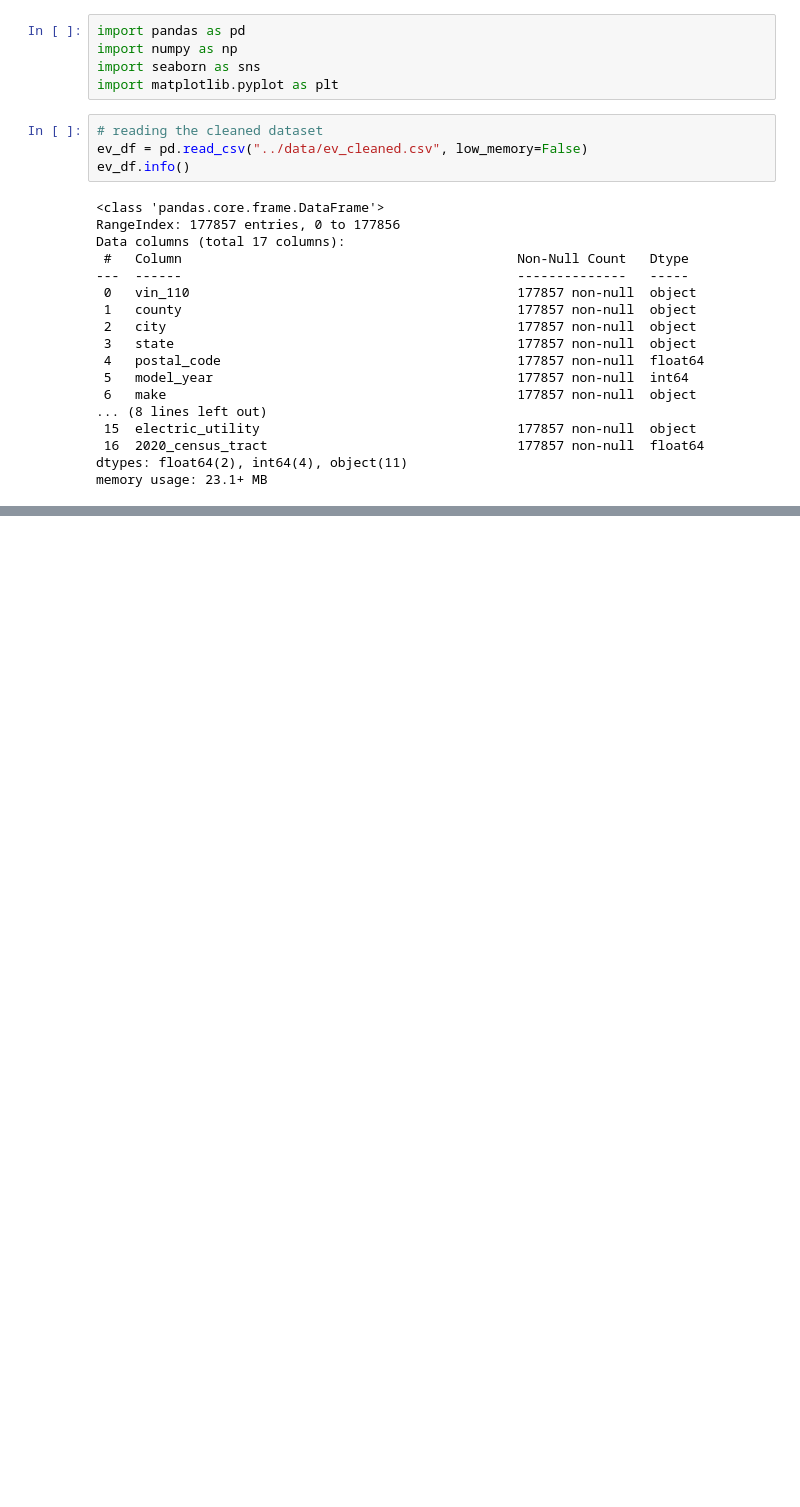
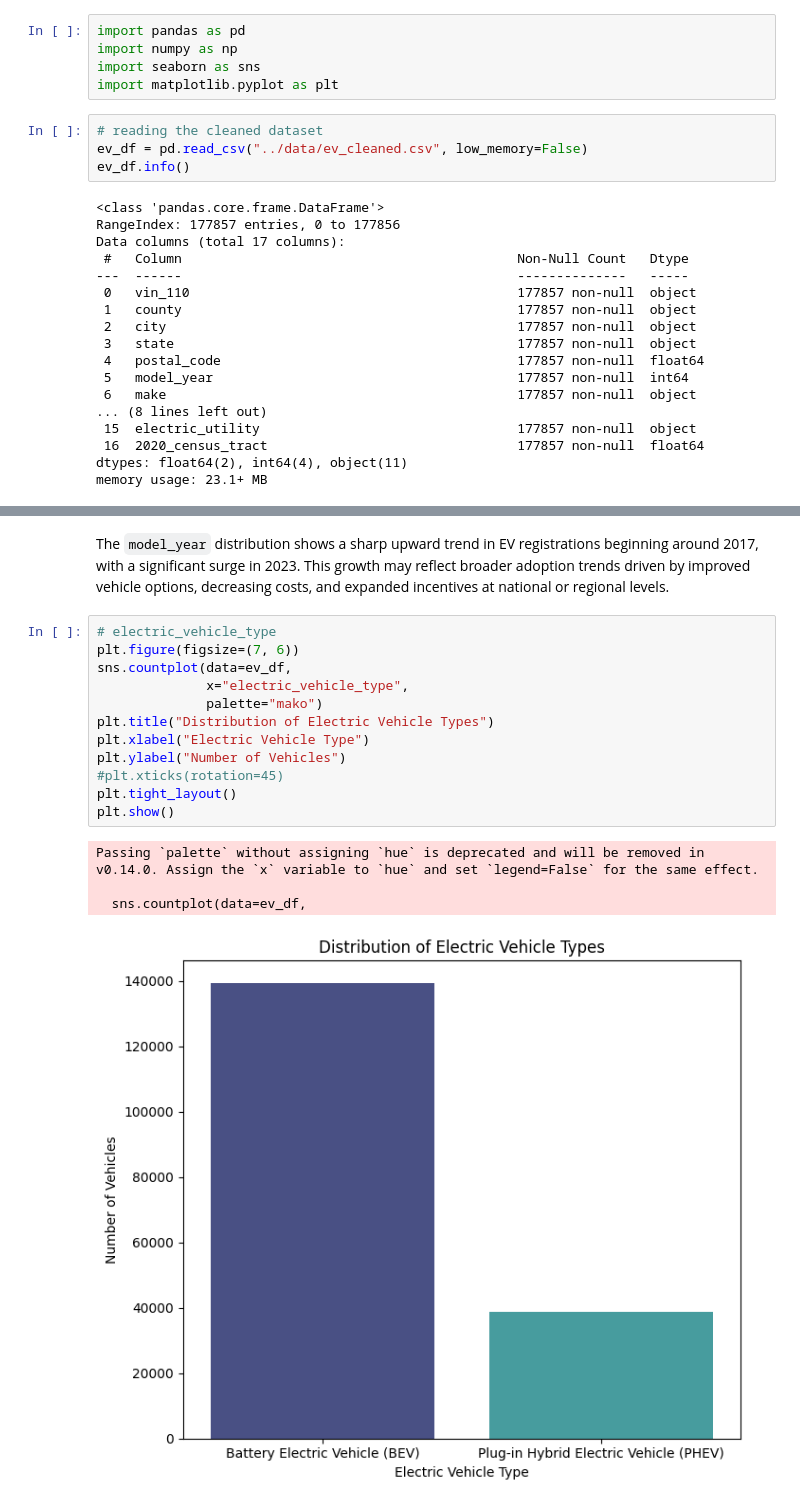
Before and after one commit to sowmyamaddali/ev-market-size-case-study, a Jupyter notebook: notebooks/data_exploration.ipynb, the cells around one changed output, grey strips where cells are left out. Saved outputs shown, nothing was run; the diff lists cells and outputs as text; blank space fills up the shorter version.

```diff
--- a/notebooks/data_exploration.ipynb
+++ b/notebooks/data_exploration.ipynb
@@ -27,0 +99,19 @@ memory usage: 23.1+ MB
+# %% [markdown]
+The `model_year` distribution shows a sharp upward trend in EV registrations beginning around 2017, with a significant surge in 2023. This growth may reflect broader adoption trends driven by improved vehicle options, decreasing costs, and expanded incentives at national or regional levels.
+# %%
+# electric_vehicle_type
+plt.figure(figsize=(7, 6))
+sns.countplot(data=ev_df,
+              x="electric_vehicle_type",
+              palette="mako")
+plt.title("Distribution of Electric Vehicle Types")
+plt.xlabel("Electric Vehicle Type")
+plt.ylabel("Number of Vehicles")
+#plt.xticks(rotation=45)
+plt.tight_layout()
+plt.show()
+# %% [output]
+Passing `palette` without assigning `hue` is deprecated and will be removed in v0.14.0. Assign the `x` variable to `hue` and set `legend=False` for the same effect.
+
+  sns.countplot(data=ev_df,
+[figure, added]
```
Also changed, not shown: parts of 15 cells of this notebook.
